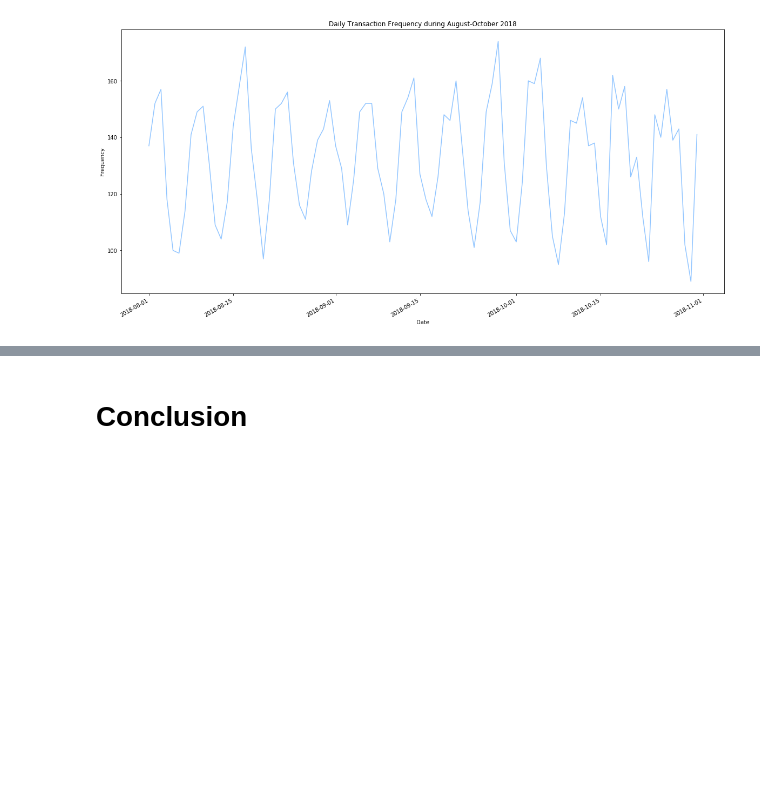
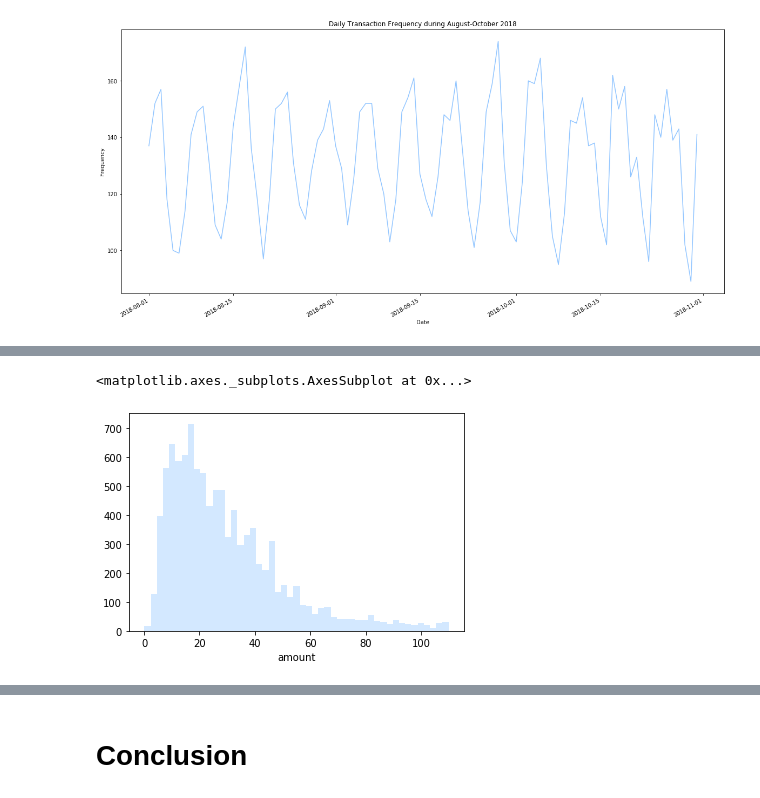
Before and after one commit to gtanubrata/Predicting-Annual-Salary, a Jupyter notebook: ANZ EDA.ipynb, the cells around one changed output, grey strips where cells are left out. Saved outputs shown, nothing was run; the diff lists cells and outputs as text; code cells hidden in the pictures; blank space fills up the shorter version.

```diff
--- a/ANZ EDA.ipynb
+++ b/ANZ EDA.ipynb
@@ -800,0 +927,2 @@ Text(0.5, 1.0, 'Daily Transaction Frequency during August-October 2018')
+# %%
+df['out_amount'] = mark_out(df, 'amount')
@@ -800,0 +941,5 @@ Text(0.5, 1.0, 'Daily Transaction Frequency during August-October 2018')
+# %%
+sns.distplot(df[df['out_amount'] == 0]['amount'], kde=False)
+# %% [output]
+<matplotlib.axes._subplots.AxesSubplot at 0x...>
+[figure, added]
```
Also changed, not shown: parts of 18 cells of this notebook.
